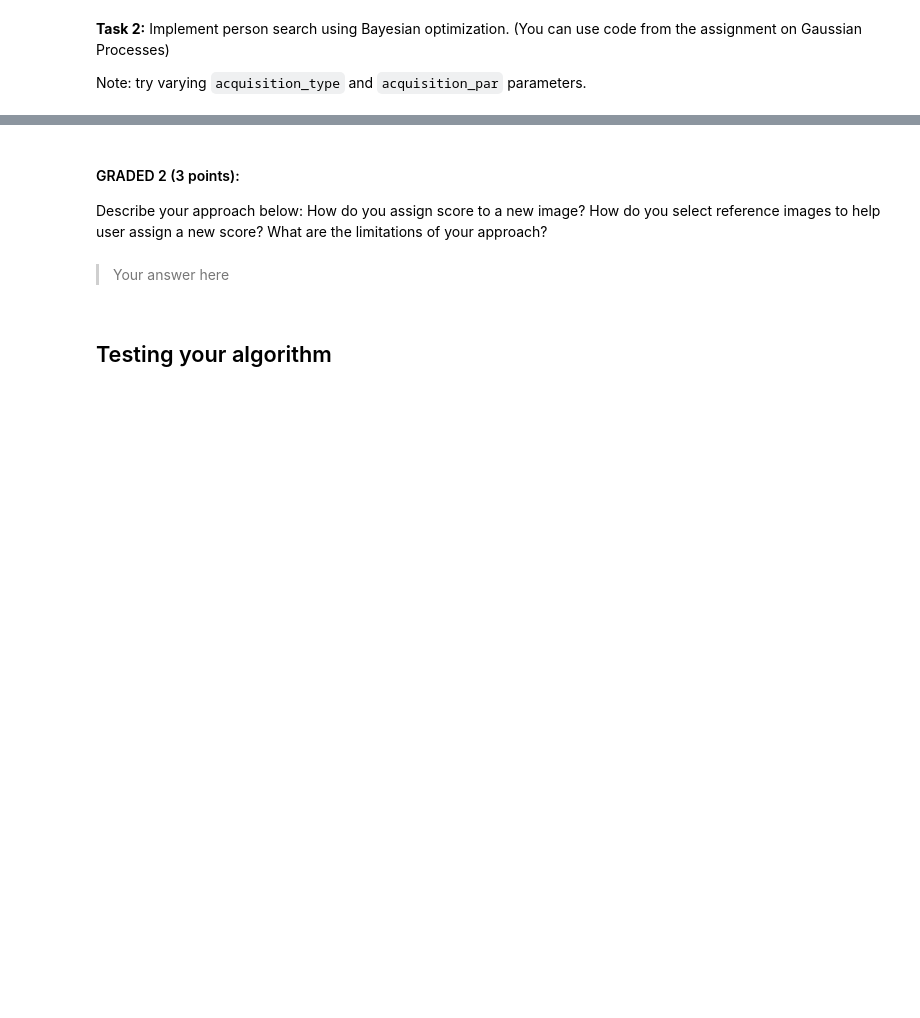
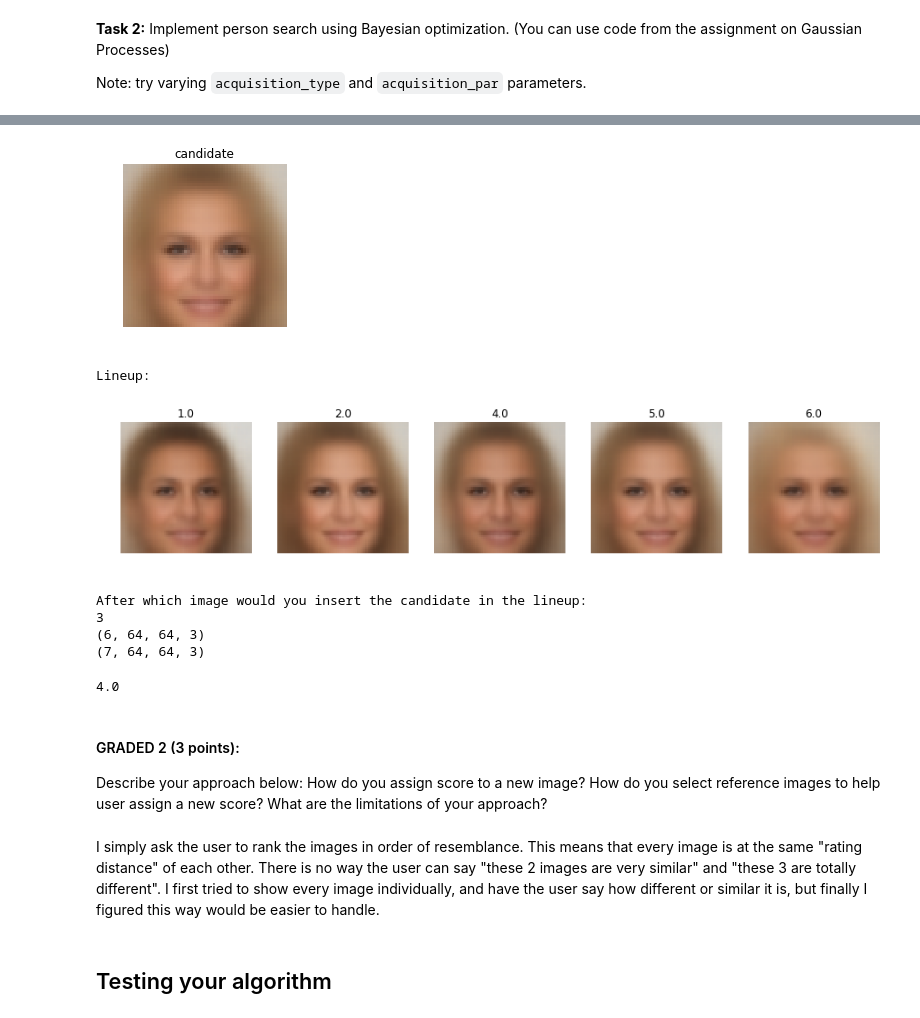
Before and after one commit to wesen/bayesian-methods, a Jupyter notebook: week6/Coursera-BMML-Final-project/Coursera BMML, Final project.ipynb, the cells around one changed output, grey strips where cells are left out. Saved outputs shown, nothing was run; the diff lists cells and outputs as text; code cells hidden in the pictures; blank space fills up the shorter version.

Commit message:
Implement scoring a new candidate

```diff
--- a/week6/Coursera-BMML-Final-project/Coursera BMML, Final project.ipynb
+++ b/week6/Coursera-BMML-Final-project/Coursera BMML, Final project.ipynb
@@ -229,8 +302,19 @@ class FacialComposit:
+# %%
+fc.evaluate(np.random.uniform(size=(fc.latent_size)))
+# %% [output]
+[figure, added]
+Lineup:
+[figure, added]
+After which image would you insert the candidate in the lineup:
+3
+(6, 64, 64, 3)
+(7, 64, 64, 3)
+4.0
 # %% [markdown]
 #### GRADED 2 (3 points):
 Describe your approach below: How do you assign score to a new image? How do you select reference images to help user assign a new score? What are the limitations of your approach?
-# %% [markdown]
-> Your answer here
+# %% [markdown]
+I simply ask the user to rank the images in order of resemblance. This means that every image is at the same "rating distance" of each other. There is no way the user can say "these 2 images are very similar" and "these 3 are totally different". I first tried to show every image individually, and have the user say how different or similar it is, but finally I figured this way would be easier to handle.
 # %% [markdown]
 ## Testing your algorithm
 # %% [markdown]
```
Also changed, not shown: parts of 5 cells of this notebook.
